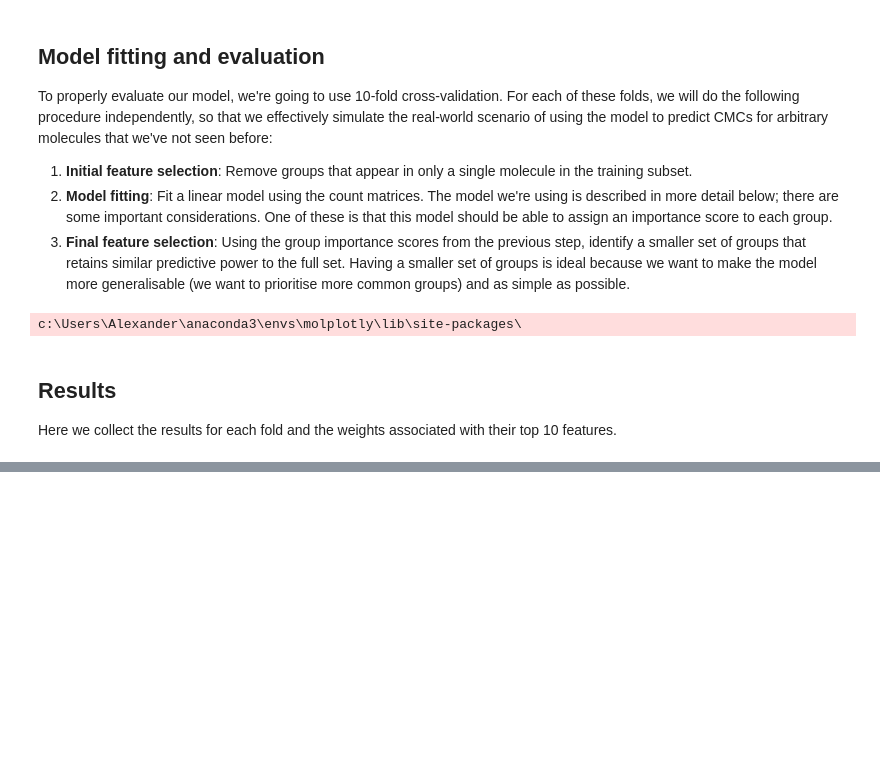
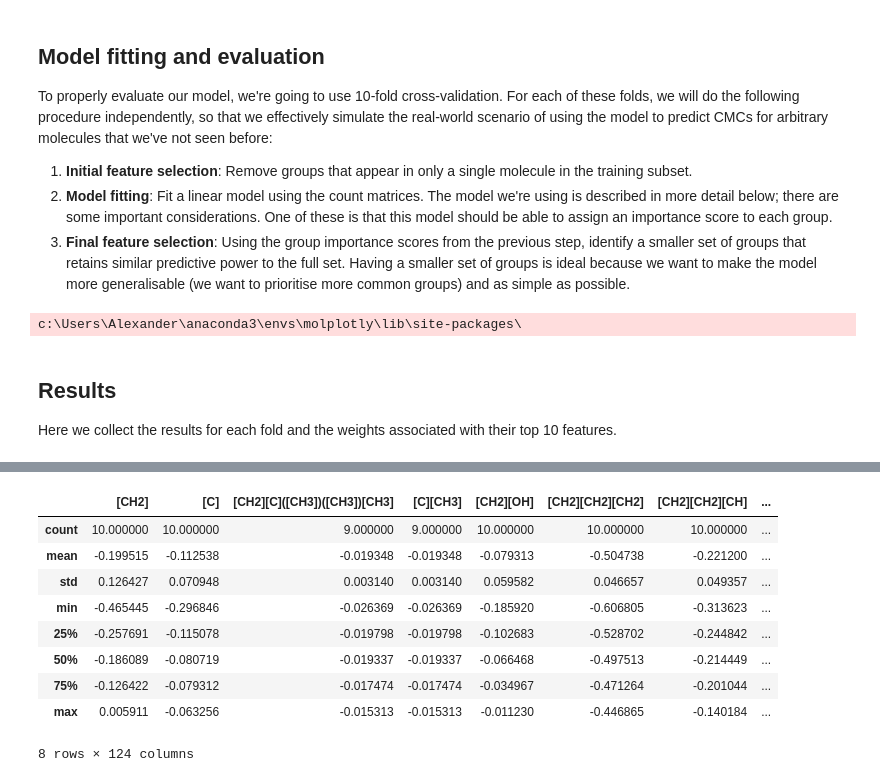
Before and after one commit to a-ws-m/CaMCaNN, a Jupyter notebook: notebooks/gc-linear.ipynb, the cells around one changed output, grey strips where cells are left out. Saved outputs shown, nothing was run; the diff lists cells and outputs as text; code cells hidden in the pictures; blank space fills up the shorter version.

```diff
--- a/notebooks/gc-linear.ipynb
+++ b/notebooks/gc-linear.ipynb
@@ -227,3 +228,16 @@ max                 0.071023     0.052744
+# %%
+groups_df.describe()
+# %% [output]
+|  | [CH2] | [C] | [CH2][C]([CH3])([CH3])[CH3] | [C][CH3] | [CH2][OH] | [CH2][CH2][CH2] | [CH2][CH2][CH] | ... |
+| count | 10.000000 | 10.000000 | 9.000000 | 9.000000 | 10.000000 | 10.000000 | 10.000000 | ... |
+| mean | -0.199515 | -0.112538 | -0.019348 | -0.019348 | -0.079313 | -0.504738 | -0.221200 | ... |
+| std | 0.126427 | 0.070948 | 0.003140 | 0.003140 | 0.059582 | 0.046657 | 0.049357 | ... |
+| min | -0.465445 | -0.296846 | -0.026369 | -0.026369 | -0.185920 | -0.606805 | -0.313623 | ... |
+| 25% | -0.257691 | -0.115078 | -0.019798 | -0.019798 | -0.102683 | -0.528702 | -0.244842 | ... |
+| 50% | -0.186089 | -0.080719 | -0.019337 | -0.019337 | -0.066468 | -0.497513 | -0.214449 | ... |
+| 75% | -0.126422 | -0.079312 | -0.017474 | -0.017474 | -0.034967 | -0.471264 | -0.201044 | ... |
+| max | 0.005911 | -0.063256 | -0.015313 | -0.015313 | -0.011230 | -0.446865 | -0.140184 | ... |
+8 rows × 124 columns
 # %%
 print(f"Total score: {results_df['Test RMSE'].mean()}")
 # %% [output]
```
Also changed, not shown: parts of 12 cells of this notebook, 11 other files.
